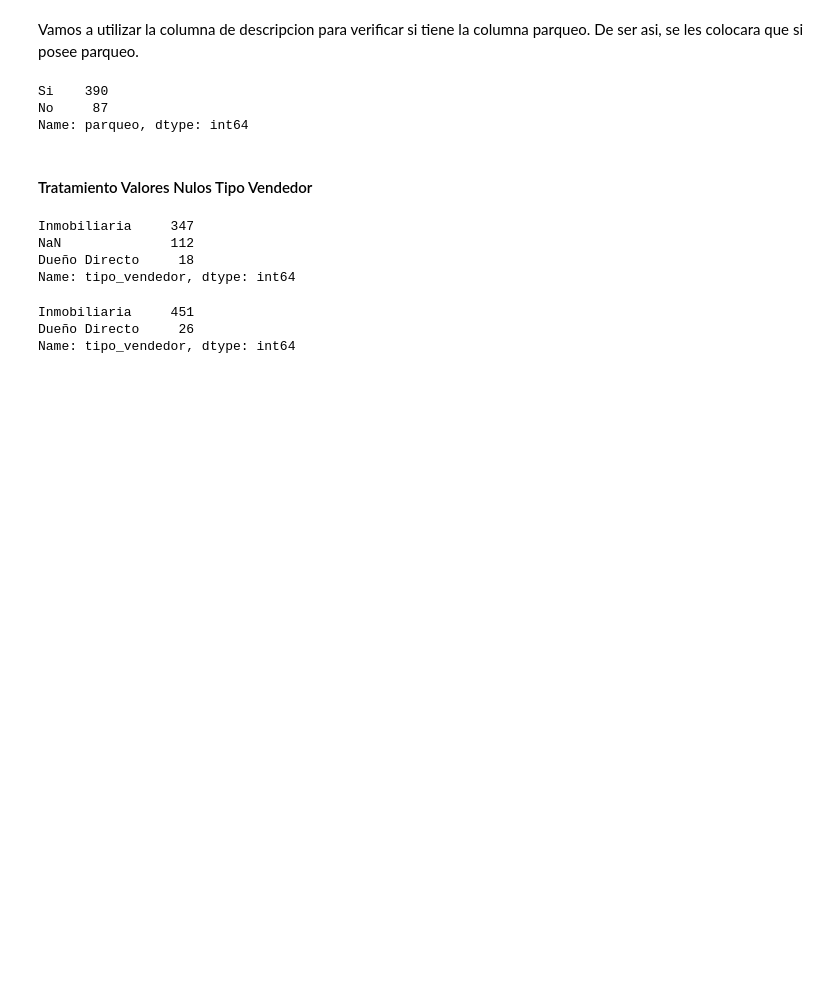
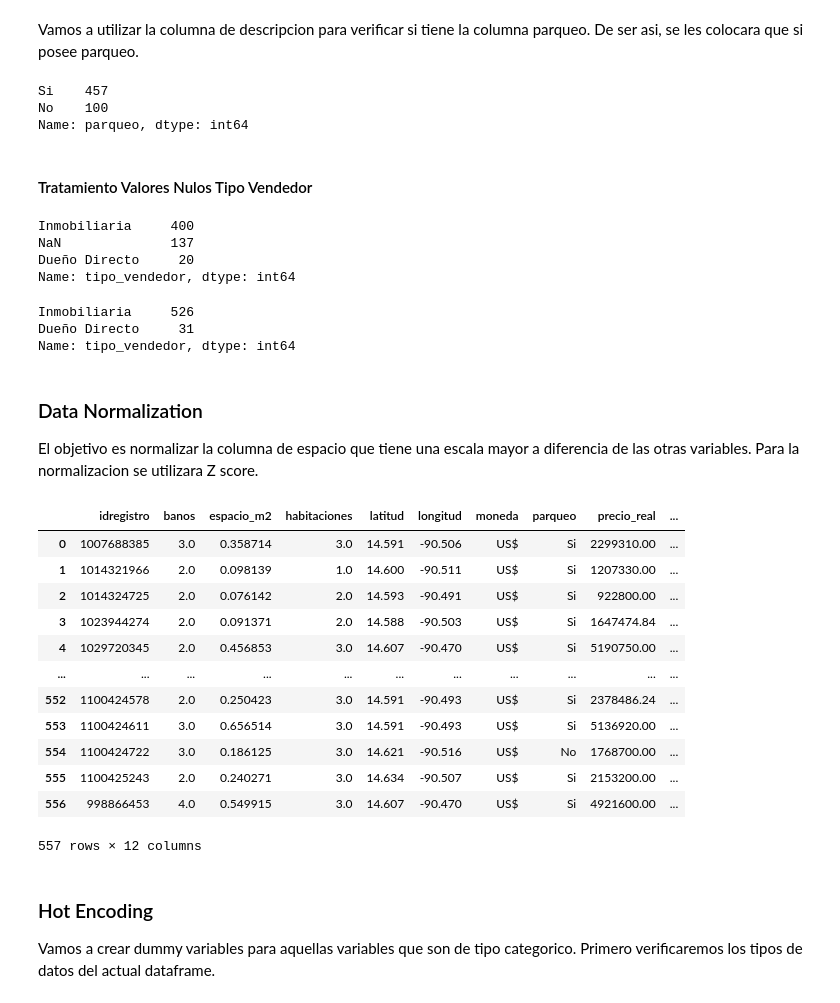
Before and after one commit to yadderace/ScrappingProject, a Jupyter notebook: Notebooks/Model Construction.ipynb, the cells around one changed output. Cells and saved outputs as stored; diff of their text form; code cells hidden in the pictures; blank space fills up the shorter version.

Commit message:
Se crea seccion Hot Encoding para crear dummy variables.

```diff
--- a/Notebooks/Model Construction.ipynb
+++ b/Notebooks/Model Construction.ipynb
@@ -144,7 +147,7 @@ npUbicaciones = np.array(list(zip(dfFiltradoSet['longitud'],
 kmeanModel = KMeans(n_clusters = intKClusters, max_iter = 2000).fit(npUbicaciones)
 
 # Asignacion de clusters a registros
-dfFiltradoSet['ubicacion'] = kmeanModel.labels_
+dfFiltradoSet['ubicacion'] =["U" + str(ubicacion) for ubicacion in kmeanModel.labels_]
 
 # Verificacion de la nueva columna
 dfFiltradoSet.head(10)
@@ -238,8 +241,8 @@ dfFiltradoSet = dfFiltradoSet.set_index(['idregistro'])\
 srFreqParqueo = pd.Series(dfFiltradoSet['parqueo']).value_counts(dropna = False)
 srFreqParqueo
 # %% [output]
-Si    390
-No     87
+Si    457
+No    100
 Name: parqueo, dtype: int64
 # %% [markdown]
 #### Tratamiento Valores Nulos Tipo Vendedor
@@ -247,9 +250,9 @@ Name: parqueo, dtype: int64
 srFreqVendedor = pd.Series(dfFiltradoSet['tipo_vendedor']).value_counts(dropna = False)
 srFreqVendedor
 # %% [output]
-Inmobiliaria     347
-NaN              112
-Dueño Directo     18
+Inmobiliaria     400
+NaN              137
+Dueño Directo     20
 Name: tipo_vendedor, dtype: int64
 # %%
 # Obtenemos los codigos de vendedor donde el tipo_vendedor es nulo.
@@ -272,6 +275,32 @@ dfFiltradoSet = dfFiltradoSet.set_index(['idregistro'])\
 srFreqParqueo = pd.Series(dfFiltradoSet['tipo_vendedor']).value_counts(dropna = False)
 srFreqParqueo
 # %% [output]
-Inmobiliaria     451
-Dueño Directo     26
+Inmobiliaria     526
+Dueño Directo     31
 Name: tipo_vendedor, dtype: int64
+# %% [markdown]
+### Data Normalization
+
+El objetivo es normalizar  la columna de espacio que tiene una escala mayor a diferencia de las otras variables. Para la normalizacion se utilizara Z score.
+# %%
+dfFiltradoSet['espacio_m2'] = (dfFiltradoSet['espacio_m2'] - dfFiltradoSet['espacio_m2'].min()) / (dfFiltradoSet['espacio_m2'].max() - dfFiltradoSet['espacio_m2'].min())
+
+dfFiltradoSet
+# %% [output]
+|  | idregistro | banos | espacio_m2 | habitaciones | latitud | longitud | moneda | parqueo | precio_real | ... |
+| 0 | 1007688385 | 3.0 | 0.358714 | 3.0 | 14.591 | -90.506 | US$ | Si | 2299310.00 | ... |
+| 1 | 1014321966 | 2.0 | 0.098139 | 1.0 | 14.600 | -90.511 | US$ | Si | 1207330.00 | ... |
+| 2 | 1014324725 | 2.0 | 0.076142 | 2.0 | 14.593 | -90.491 | US$ | Si | 922800.00 | ... |
+| 3 | 1023944274 | 2.0 | 0.091371 | 2.0 | 14.588 | -90.503 | US$ | Si | 1647474.84 | ... |
+| 4 | 1029720345 | 2.0 | 0.456853 | 3.0 | 14.607 | -90.470 | US$ | Si | 5190750.00 | ... |
+| ... | ... | ... | ... | ... | ... | ... | ... | ... | ... | ... |
+| 552 | 1100424578 | 2.0 | 0.250423 | 3.0 | 14.591 | -90.493 | US$ | Si | 2378486.24 | ... |
+| 553 | 1100424611 | 3.0 | 0.656514 | 3.0 | 14.591 | -90.493 | US$ | Si | 5136920.00 | ... |
+| 554 | 1100424722 | 3.0 | 0.186125 | 3.0 | 14.621 | -90.516 | US$ | No | 1768700.00 | ... |
+| 555 | 1100425243 | 2.0 | 0.240271 | 3.0 | 14.634 | -90.507 | US$ | Si | 2153200.00 | ... |
+| 556 | 998866453 | 4.0 | 0.549915 | 3.0 | 14.607 | -90.470 | US$ | Si | 4921600.00 | ... |
+557 rows × 12 columns
+# %% [markdown]
+### Hot Encoding
+
+Vamos a crear dummy variables para aquellas variables que son de tipo categorico. Primero verificaremos los tipos de datos del actual dataframe.
```
Also changed, not shown: parts of 13 cells of this notebook.
